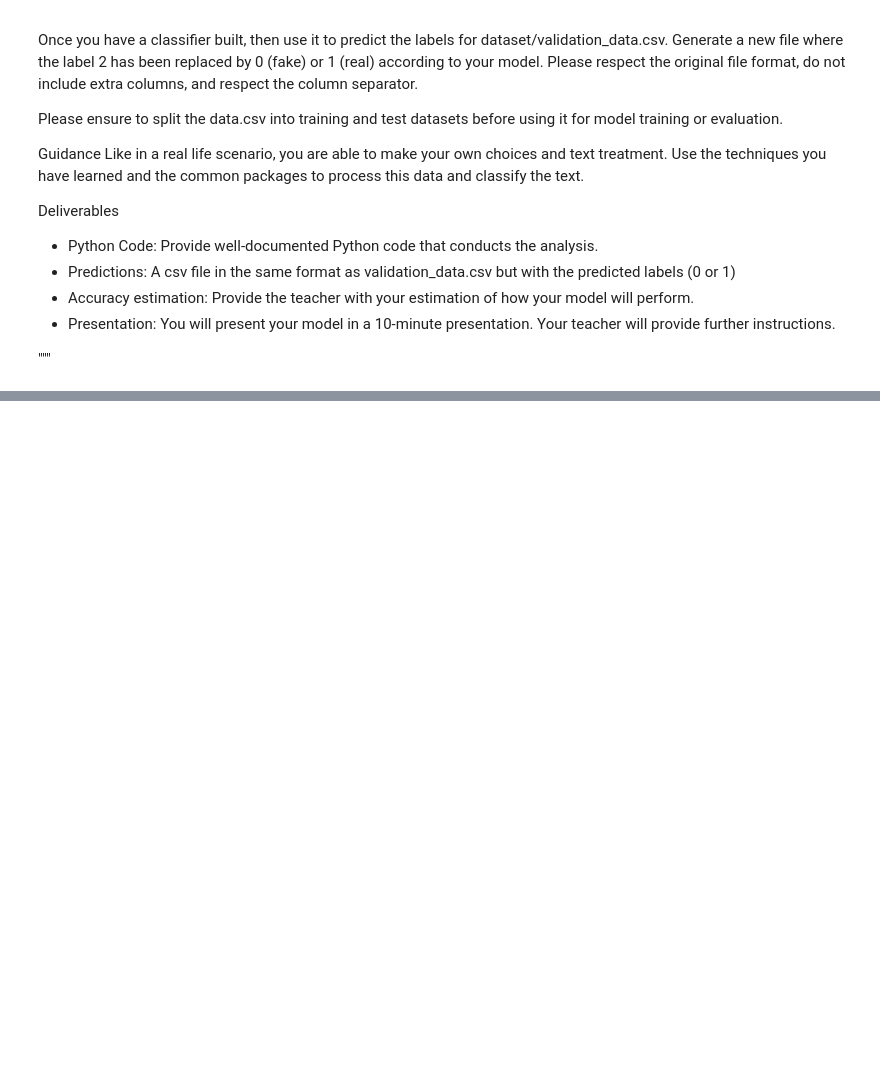
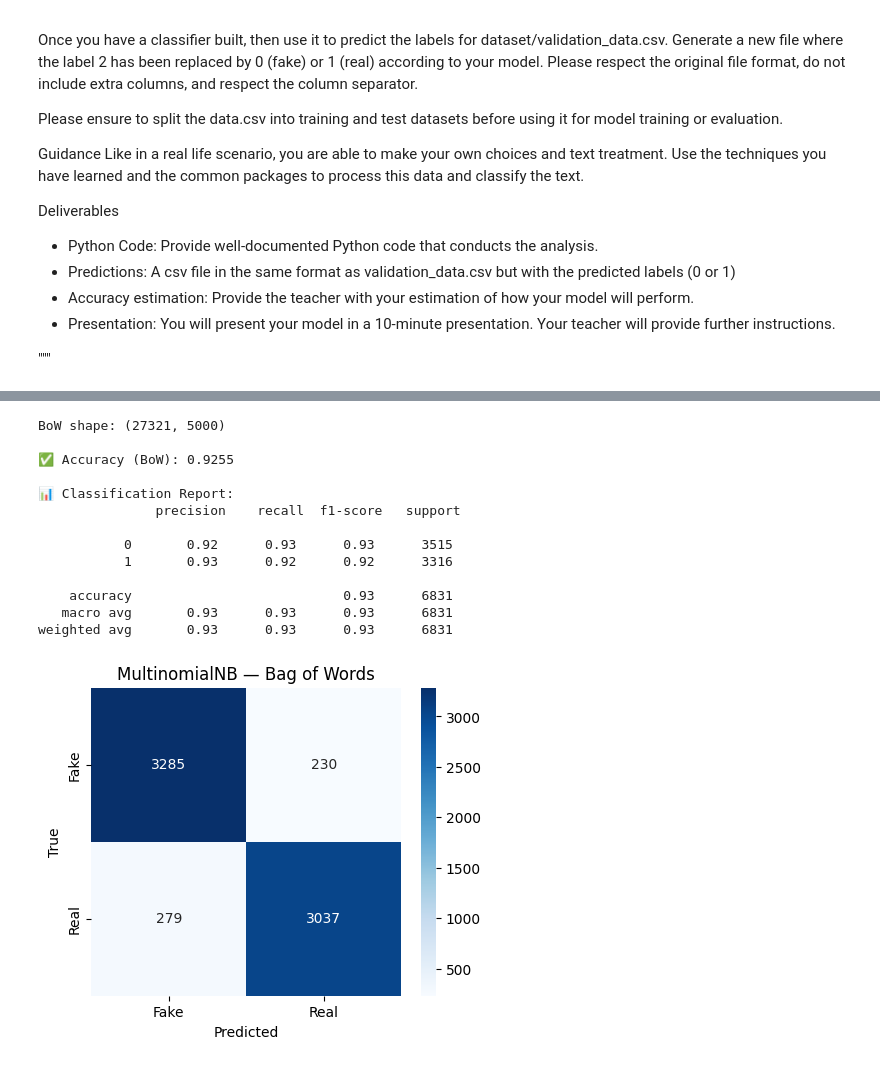
Before and after one commit to adriari4/project-nlp-challenge, a Jupyter notebook: project-nlp-challenge.ipynb, the cells around one changed output, grey strips where cells are left out. Saved outputs shown, nothing was run; the diff lists cells and outputs as text; code cells hidden in the pictures; blank space fills up the shorter version.

```diff
--- a/project-nlp-challenge.ipynb
+++ b/project-nlp-challenge.ipynb
@@ -146,0 +471,51 @@ weighted avg     0.9855    0.9855    0.9855      7989
+# %%
+# Your code
+from sklearn.naive_bayes import MultinomialNB
+from sklearn.feature_extraction.text import CountVectorizer
+from sklearn.metrics import accuracy_score, classification_report, confusion_matrix
+import matplotlib.pyplot as plt
+import seaborn as sns
+
+# Vectorize using Bag of Words
+vectorizer_bow = CountVectorizer(max_features=5000)
+
+# Use the 'headline' column from the processed data for vectorization and convert to list
+X_train_bow = vectorizer_bow.fit_transform(X_train_processed['headline'].tolist())
+X_validation_bow = vectorizer_bow.transform(X_validation_processed['headline'].tolist())
+
+
+print("BoW shape:", X_train_bow.shape)
+
+# Train MultinomialNB (default)
+model_bow = MultinomialNB()
+model_bow.fit(X_train_bow, y_train)
+
+# Predict and evaluate
+y_pred_bow = model_bow.predict(X_validation_bow)
+
+print("\n✅ Accuracy (BoW):", round(accuracy_score(y_validation, y_pred_bow), 4))
+print("\n📊 Classification Report:\n", classification_report(y_validation, y_pred_bow))
+
+# Confusion Matrix
+cm = confusion_matrix(y_validation, y_pred_bow)
+plt.figure(figsize=(5,4))
+sns.heatmap(cm, annot=True, fmt='d', cmap='Blues', xticklabels=['Fake','Real'], yticklabels=['Fake','Real'])
+plt.xlabel('Predicted')
+plt.ylabel('True')
+plt.title('MultinomialNB — Bag of Words')
+plt.show()
+# %% [output]
+BoW shape: (27321, 5000)
+
+✅ Accuracy (BoW): 0.9255
+
+📊 Classification Report:
+               precision    recall  f1-score   support
+
+           0       0.92      0.93      0.93      3515
+           1       0.93      0.92      0.92      3316
+
+    accuracy                           0.93      6831
+   macro avg       0.93      0.93      0.93      6831
+weighted avg       0.93      0.93      0.93      6831
+[figure, added]
```
Also changed, not shown: parts of 36 cells of this notebook.
